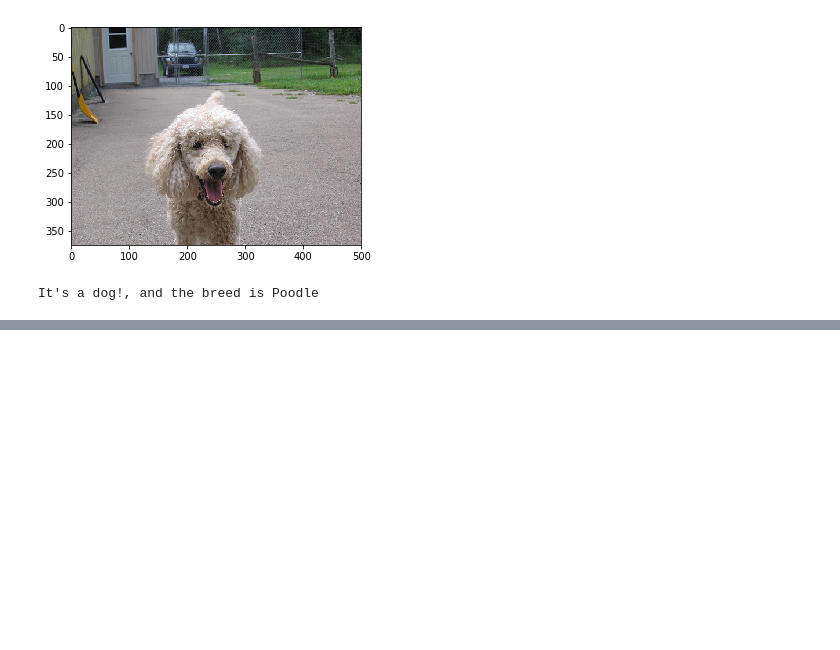
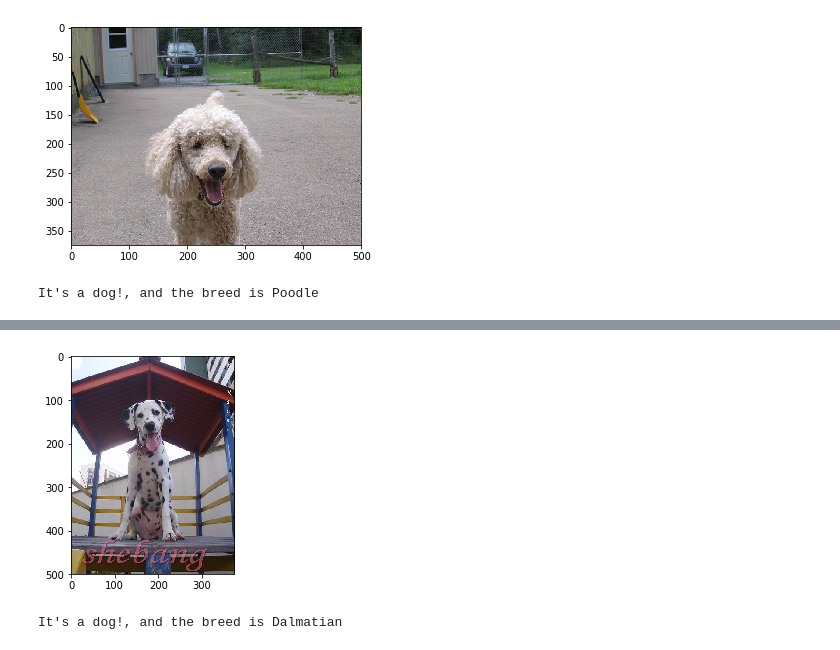
Before and after one commit to arunansu/Udacity, a Jupyter notebook: AI/dog-project/dog_app.ipynb, the cells around one changed output, grey strips where cells are left out. Cells and saved outputs as stored; diff of their text form; code cells hidden in the pictures; blank space fills up the shorter version.

```diff
--- a/AI/dog-project/dog_app.ipynb
+++ b/AI/dog-project/dog_app.ipynb
@@ -761,0 +777,5 @@ This human looks like a: Lowchen
+# %%
+human_dog_detector('dogImages/test/057.Dalmatian/Dalmatian_04021.jpg')
+# %% [output]
+[figure, added]
+It's a dog!, and the breed is Dalmatian
```
Also changed, not shown: parts of 15 cells of this notebook, 1 other file.
